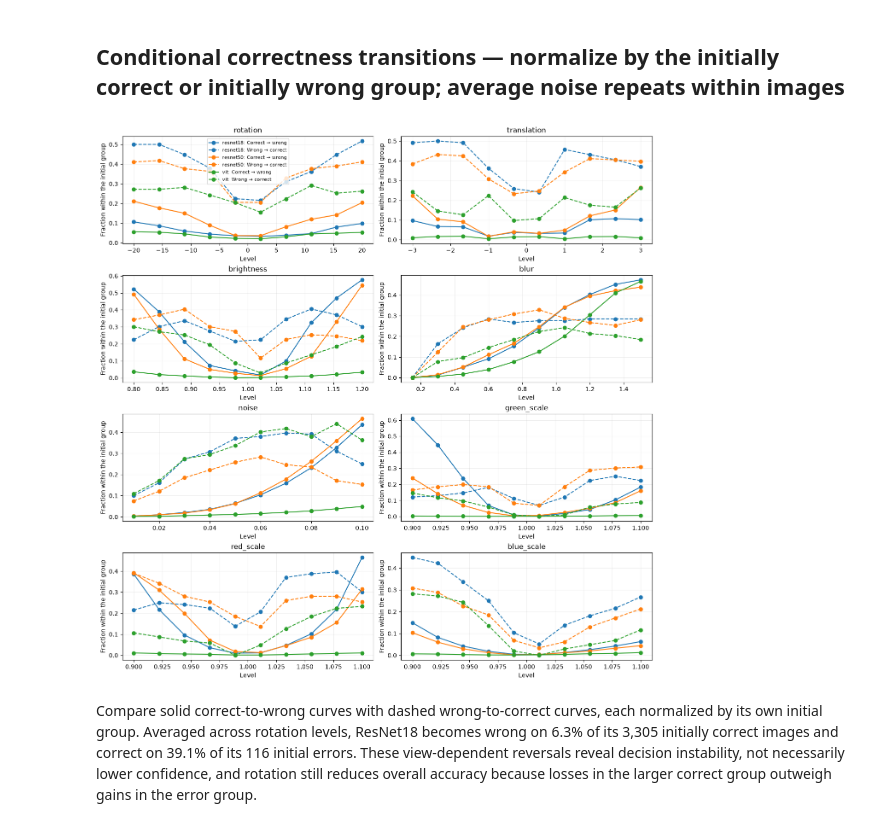
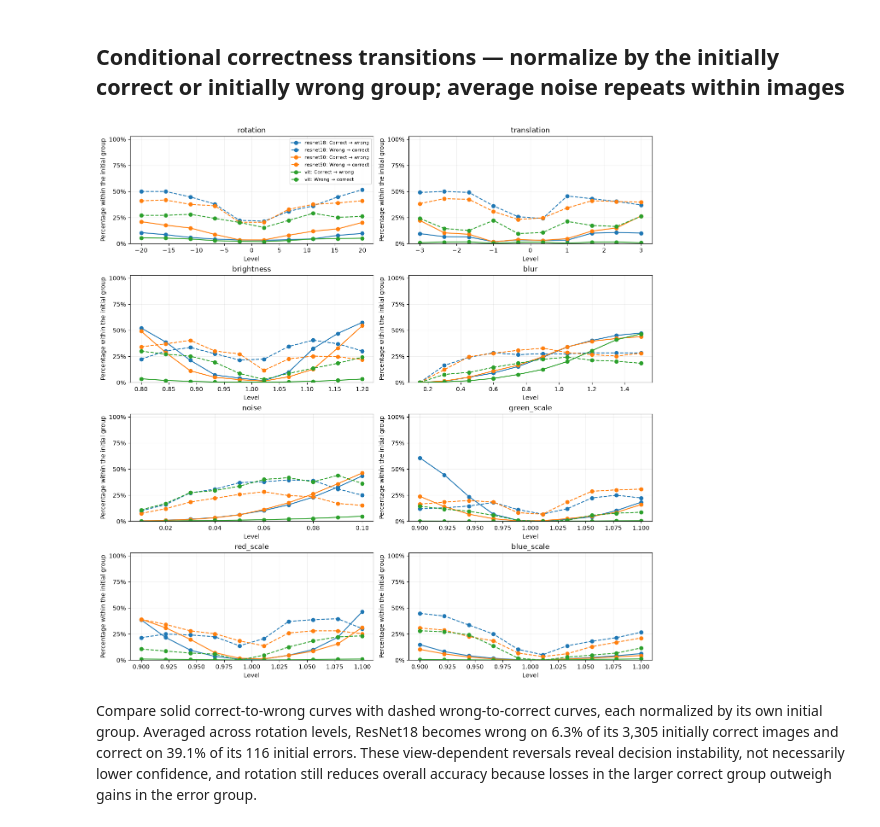
Before and after one commit to jseibezeder/AI_and_Visualization_Project, a Jupyter notebook: stability_analysis.ipynb, the cells around one changed output. Saved outputs shown, nothing was run; the diff lists cells and outputs as text; code cells hidden in the pictures.

Commit message:
Align transformation plot scales and compare confidence with original-class support

```diff
--- a/stability_analysis.ipynb
+++ b/stability_analysis.ipynb
@@ -281,19 +291,21 @@ Compare blue-channel label flips with red and green scaling over the same factor
 # %%
 fig, axes = plt.subplots(4, 2, figsize=(13, 13), layout='constrained')
 for ax, (kind, values) in zip(axes.flat, levels.items()):
     for m, name in enumerate(model_names):
         for title, style in [('Correct → wrong', '-'), ('Wrong → correct', '--')]:
             initial_accuracy = (base_class[m] == labels).mean()
             denominator = initial_accuracy if title == 'Correct → wrong' else 1 - initial_accuracy
             rate = metrics[kind][title][m].mean(-1) / denominator if denominator else np.full(len(values), np.nan)
             ax.plot(values, rate, style,
                     color=f'C{m}', marker='o', label=f'{name}: {title}')
-    ax.set(title=kind, xlabel='Level', ylabel='Fraction within the initial group')
+    ax.set(title=kind, xlabel='Level', ylabel='Percentage within the initial group',
+           ylim=(0, 1.03), yticks=np.linspace(0, 1, 5))
+    ax.yaxis.set_major_formatter(PercentFormatter(1, decimals=0))
     ax.grid(alpha=0.2)
 axes[0, 0].legend(fontsize=8)
 plt.show()
 # %% [output]
-[figure, old version]
+[figure, new version]
 # %% [markdown]
 Compare solid correct-to-wrong curves with dashed wrong-to-correct curves, each normalized by its own initial group. Averaged across rotation levels, ResNet18 becomes wrong on 6.3% of its 3,305 initially correct images and correct on 39.1% of its 116 initial errors. These view-dependent reversals reveal decision instability, not necessarily lower confidence, and rotation still reduces overall accuracy because losses in the larger correct group outweigh gains in the error group.
 # %% [markdown]
```
Also changed, not shown: parts of 10 cells of this notebook, 1 other file.
